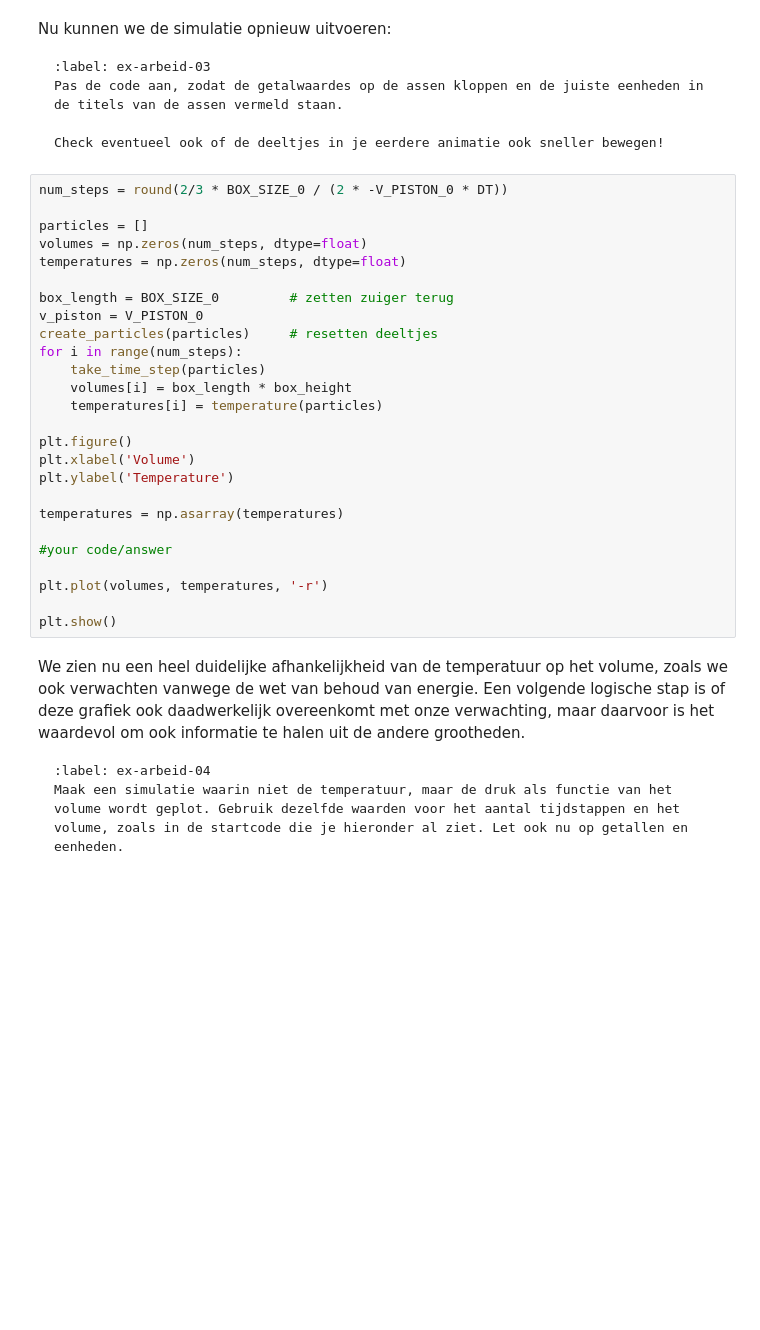
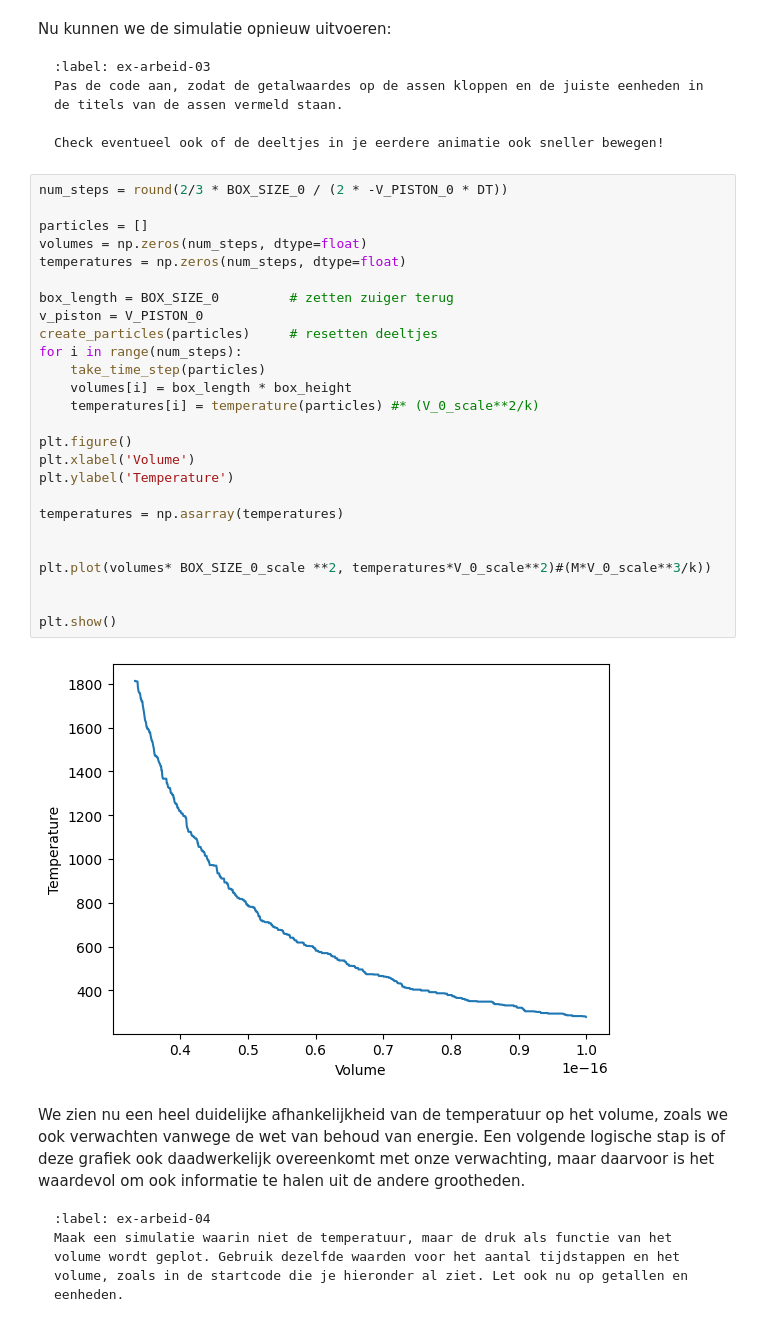
Before and after one commit to BobVill/32, a Jupyter notebook: Content/PySim/7_arbeid.ipynb, the cells around one changed output. Cells and saved outputs as stored; diff of their text form; blank space fills up the shorter version.

```diff
--- a/Content/PySim/7_arbeid.ipynb
+++ b/Content/PySim/7_arbeid.ipynb
@@ -336,29 +336,31 @@ Check eventueel ook of de deeltjes in je eerdere animatie ook sneller bewegen!
 # %%
 num_steps = round(2/3 * BOX_SIZE_0 / (2 * -V_PISTON_0 * DT))
 
 particles = []
 volumes = np.zeros(num_steps, dtype=float)
 temperatures = np.zeros(num_steps, dtype=float)
 
 box_length = BOX_SIZE_0         # zetten zuiger terug
 v_piston = V_PISTON_0
 create_particles(particles)     # resetten deeltjes
 for i in range(num_steps):
     take_time_step(particles)
     volumes[i] = box_length * box_height
-    temperatures[i] = temperature(particles)
+    temperatures[i] = temperature(particles) #* (V_0_scale**2/k)
 
 plt.figure()
 plt.xlabel('Volume')
 plt.ylabel('Temperature')
 
 temperatures = np.asarray(temperatures)
 
-#your code/answer
 
-plt.plot(volumes, temperatures, '-r')
+plt.plot(volumes* BOX_SIZE_0_scale **2, temperatures*V_0_scale**2)#(M*V_0_scale**3/k))
+
 
 plt.show()
+# %% [output]
+[figure, added]
 # %% [markdown]
 We zien nu een heel duidelijke afhankelijkheid van de temperatuur op het volume, zoals we ook verwachten vanwege de wet van behoud van energie. Een volgende logische stap is of deze grafiek ook daadwerkelijk overeenkomt met onze verwachting, maar daarvoor is het waardevol om ook informatie te halen uit de andere grootheden.
 
```
Also changed, not shown: parts of 15 cells of this notebook, 5 other files.
